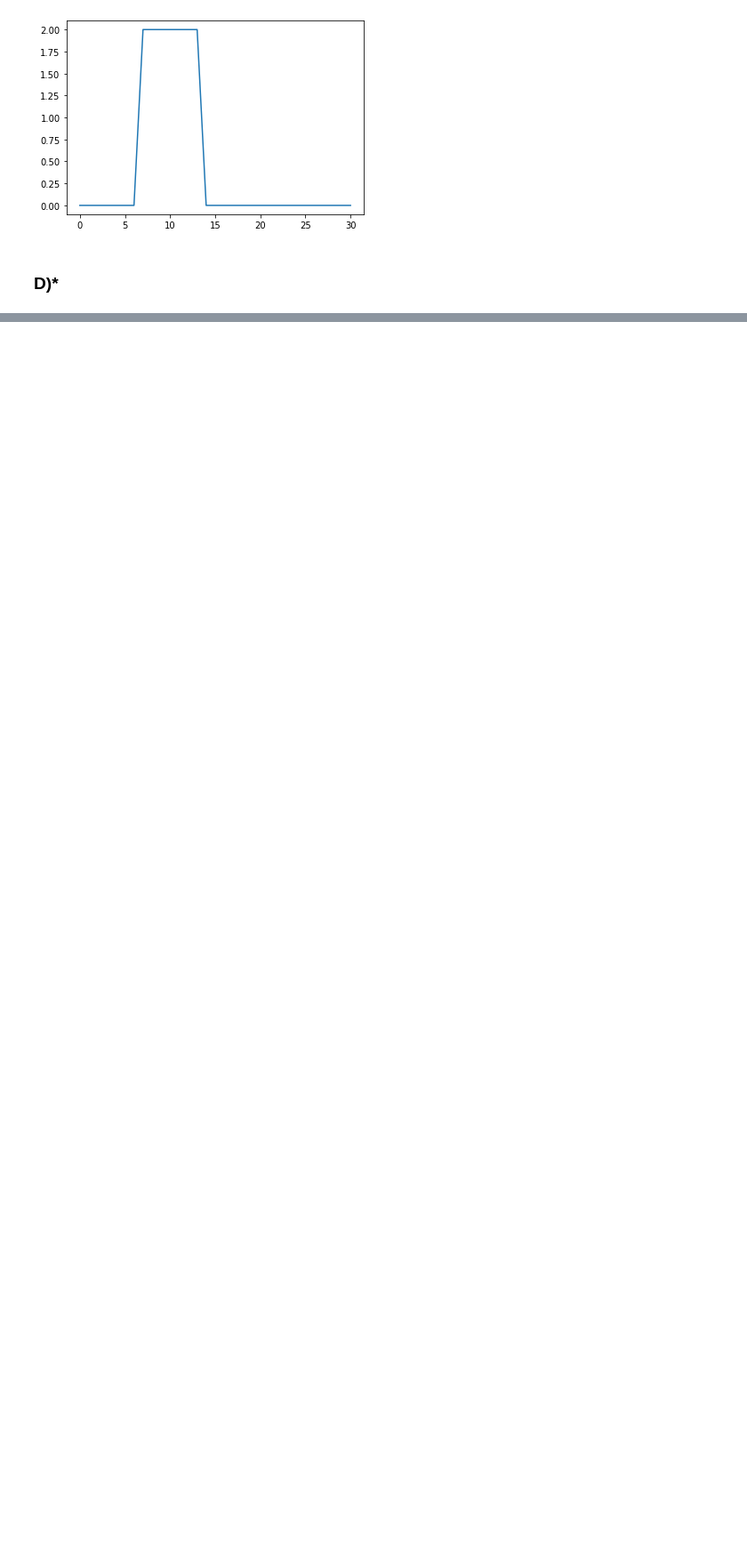
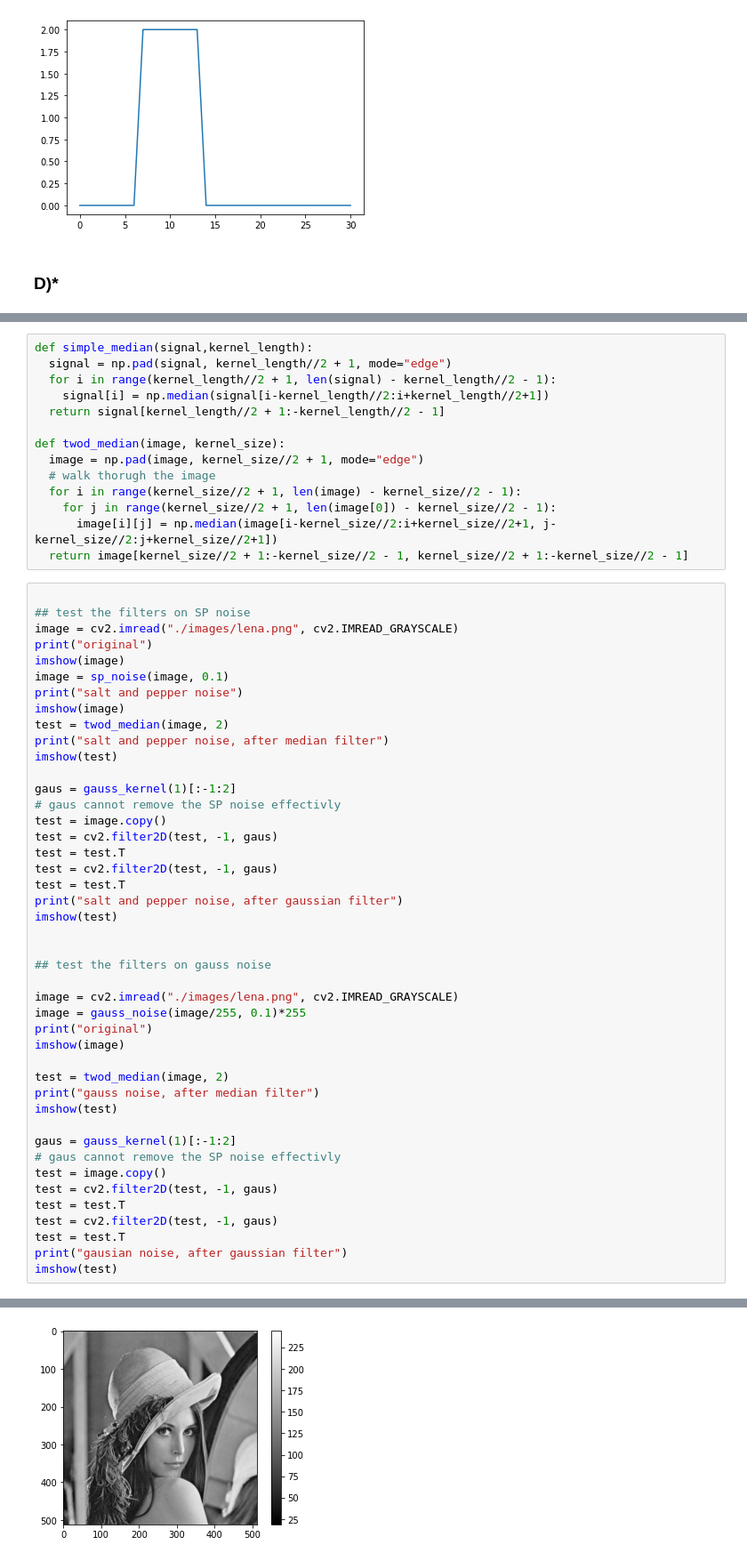
Before and after one commit to BlazBone/uz-vaje, a Jupyter notebook: assignment2/assignemnt.ipynb, the cells around one changed output, grey strips where cells are left out. Shown at 89% size. Saved outputs shown, nothing was run; the diff lists cells and outputs as text; blank space fills up the shorter version.

```diff
--- a/assignment2/assignemnt.ipynb
+++ b/assignment2/assignemnt.ipynb
@@ -546,0 +548,59 @@ plt.show()
+# %%
+def simple_median(signal,kernel_length):
+  signal = np.pad(signal, kernel_length//2 + 1, mode="edge")
+  for i in range(kernel_length//2 + 1, len(signal) - kernel_length//2 - 1):
+    signal[i] = np.median(signal[i-kernel_length//2:i+kernel_length//2+1])
+  return signal[kernel_length//2 + 1:-kernel_length//2 - 1]
+
+def twod_median(image, kernel_size):
+  image = np.pad(image, kernel_size//2 + 1, mode="edge")
+  # walk thorugh the image
+  for i in range(kernel_size//2 + 1, len(image) - kernel_size//2 - 1):
+    for j in range(kernel_size//2 + 1, len(image[0]) - kernel_size//2 - 1):
+      image[i][j] = np.median(image[i-kernel_size//2:i+kernel_size//2+1, j-kernel_size//2:j+kernel_size//2+1])
+  return image[kernel_size//2 + 1:-kernel_size//2 - 1, kernel_size//2 + 1:-kernel_size//2 - 1]
+# %%
+
+## test the filters on SP noise
+image = cv2.imread("./images/lena.png", cv2.IMREAD_GRAYSCALE)
+print("original")
+imshow(image)
+image = sp_noise(image, 0.1)
+print("salt and pepper noise")
+imshow(image)
+test = twod_median(image, 2)
+print("salt and pepper noise, after median filter")
+imshow(test)
+
+gaus = gauss_kernel(1)[:-1:2]
+# gaus cannot remove the SP noise effectivly
+test = image.copy()
+test = cv2.filter2D(test, -1, gaus)
+test = test.T
+test = cv2.filter2D(test, -1, gaus)
+test = test.T
+print("salt and pepper noise, after gaussian filter")
+imshow(test)
+
+
+## test the filters on gauss noise
+
+image = cv2.imread("./images/lena.png", cv2.IMREAD_GRAYSCALE)
+image = gauss_noise(image/255, 0.1)*255
+print("original")
+imshow(image)
+
+test = twod_median(image, 2)
+print("gauss noise, after median filter")
+imshow(test)
+
+gaus = gauss_kernel(1)[:-1:2]
+# gaus cannot remove the SP noise effectivly
+test = image.copy()
+test = cv2.filter2D(test, -1, gaus)
+test = test.T
+test = cv2.filter2D(test, -1, gaus)
+test = test.T
+print("gausian noise, after gaussian filter")
+imshow(test)
+# %% [output]
@@ -546,0 +608 @@ plt.show()
+[figure, added]
```
Also changed, not shown: parts of 4 cells of this notebook.
